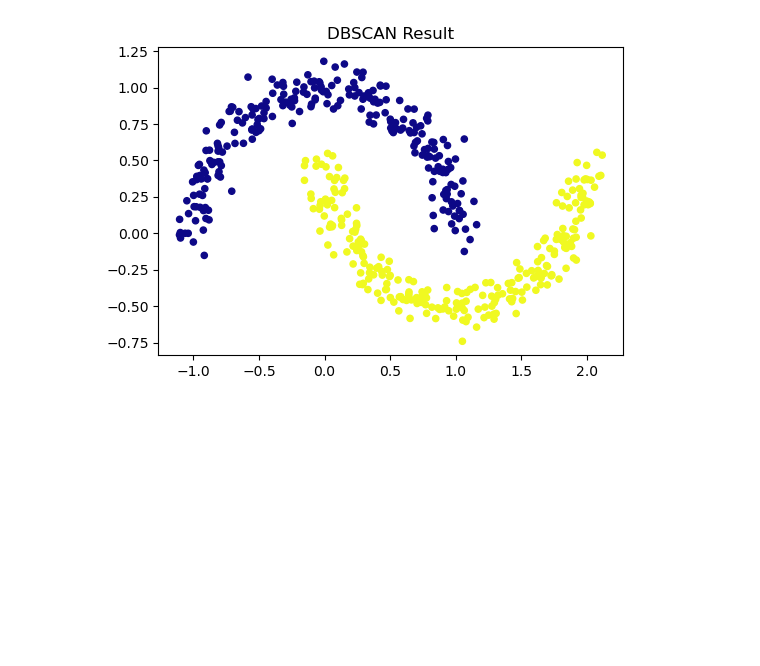
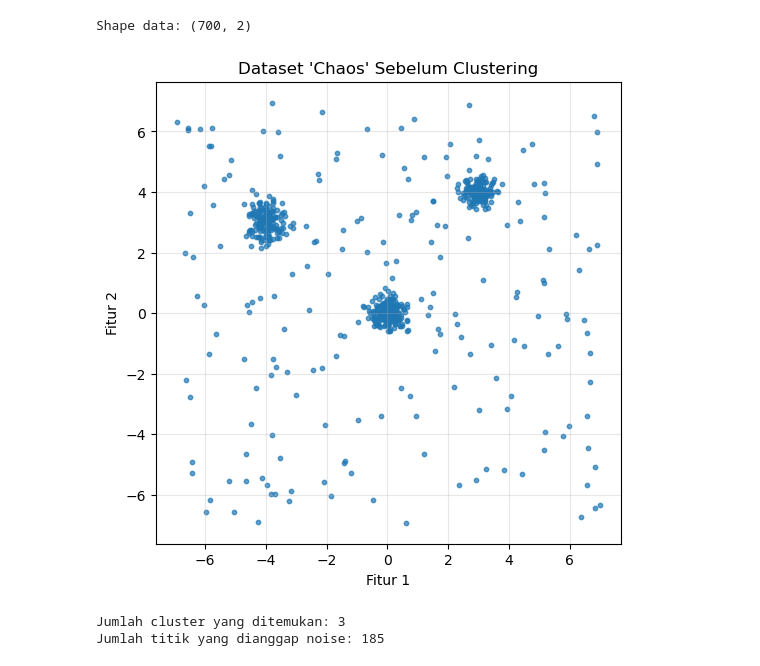
Before and after one commit to spatiotemporalData2025/TEUKU_zikri, a Jupyter notebook: Algo3/dbs_comparison.ipynb, the cells around one changed output. Drawn from its saved outputs; the diff is of its cells as text; code cells hidden in the pictures; blank space fills up the shorter version.

```diff
--- a/Algo3/dbs_comparison.ipynb
+++ b/Algo3/dbs_comparison.ipynb
@@ -1,20 +1,59 @@
 # %%
+# JUPYTER CELL 1
+
 import numpy as np
 import matplotlib.pyplot as plt
 from sklearn.cluster import DBSCAN
-from sklearn.datasets import make_moons
 
-# Buat dataset
-X, _ = make_moons(n_samples=500, noise=0.08, random_state=0)
-
-# Jalankan DBSCAN
-db = DBSCAN(eps=0.25, min_samples=5).fit(X)
-labels = db.labels_
-
-# Plot dengan warna otomatis (seperti contoh kamu sebelumnya)
-plt.figure(figsize=(6,4))
-plt.scatter(X[:,0], X[:,1], c=labels, cmap='plasma', s=20)   # <== INGAT PAKAI cmap=plasma
-plt.title("DBSCAN Result")
-plt.show()
+# agar plot muncul di notebook
+%matplotlib inline
-# %% [output]
-[figure, removed]
+# %%
+# JUPYTER CELL 2
+
+np.random.seed(42)
+
+# 3 cluster "rapi"
+cluster1 = 0.3 * np.random.randn(200, 2) + np.array([0, 0])
+cluster2 = 0.25 * np.random.randn(150, 2) + np.array([3, 4])
+cluster3 = 0.35 * np.random.randn(150, 2) + np.array([-4, 3])
+
+# noise acak tersebar di area luas
+noise = np.random.uniform(low=-7, high=7, size=(200, 2))
+
+# gabungkan semuanya jadi satu dataset "chaos"
+X = np.vstack([cluster1, cluster2, cluster3, noise])
+
+print("Shape data:", X.shape)
+# %% [output]
+Shape data: (700, 2)
+# %%
+# JUPYTER CELL 3
+
+plt.figure(figsize=(6, 6))
+plt.scatter(X[:, 0], X[:, 1], s=10, alpha=0.7)
+plt.title("Dataset 'Chaos' Sebelum Clustering")
+plt.xlabel("Fitur 1")
+plt.ylabel("Fitur 2")
+plt.grid(True, alpha=0.3)
+plt.show()
+# %% [output]
+[figure, added]
+# %%
+# JUPYTER CELL 4
+
+# parameter bisa di-tuning
+eps = 0.5        # radius tetangga
+min_samples = 8  # minimal tetangga untuk jadi core point
+
+db = DBSCAN(eps=eps, min_samples=min_samples)
+labels = db.fit_predict(X)
+
+# info dasar
+n_clusters = len(set(labels)) - (1 if -1 in labels else 0)
+n_noise = np.sum(labels == -1)
+
+print("Jumlah cluster yang ditemukan:", n_clusters)
+print("Jumlah titik yang dianggap noise:", n_noise)
+# %% [output]
+Jumlah cluster yang ditemukan: 3
+Jumlah titik yang dianggap noise: 185
```
Also changed, not shown: parts of 1 cell of this notebook, 11 other files.
